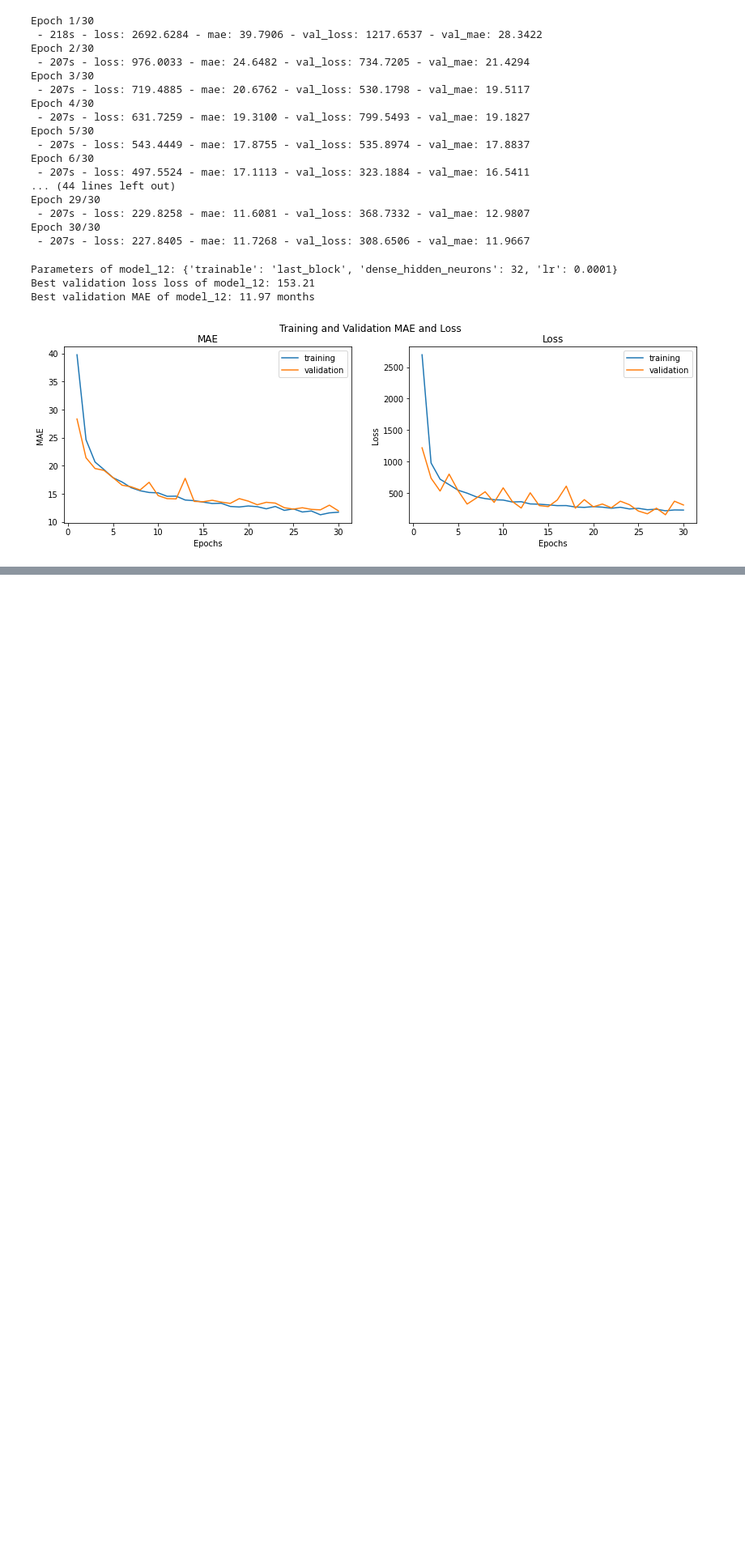
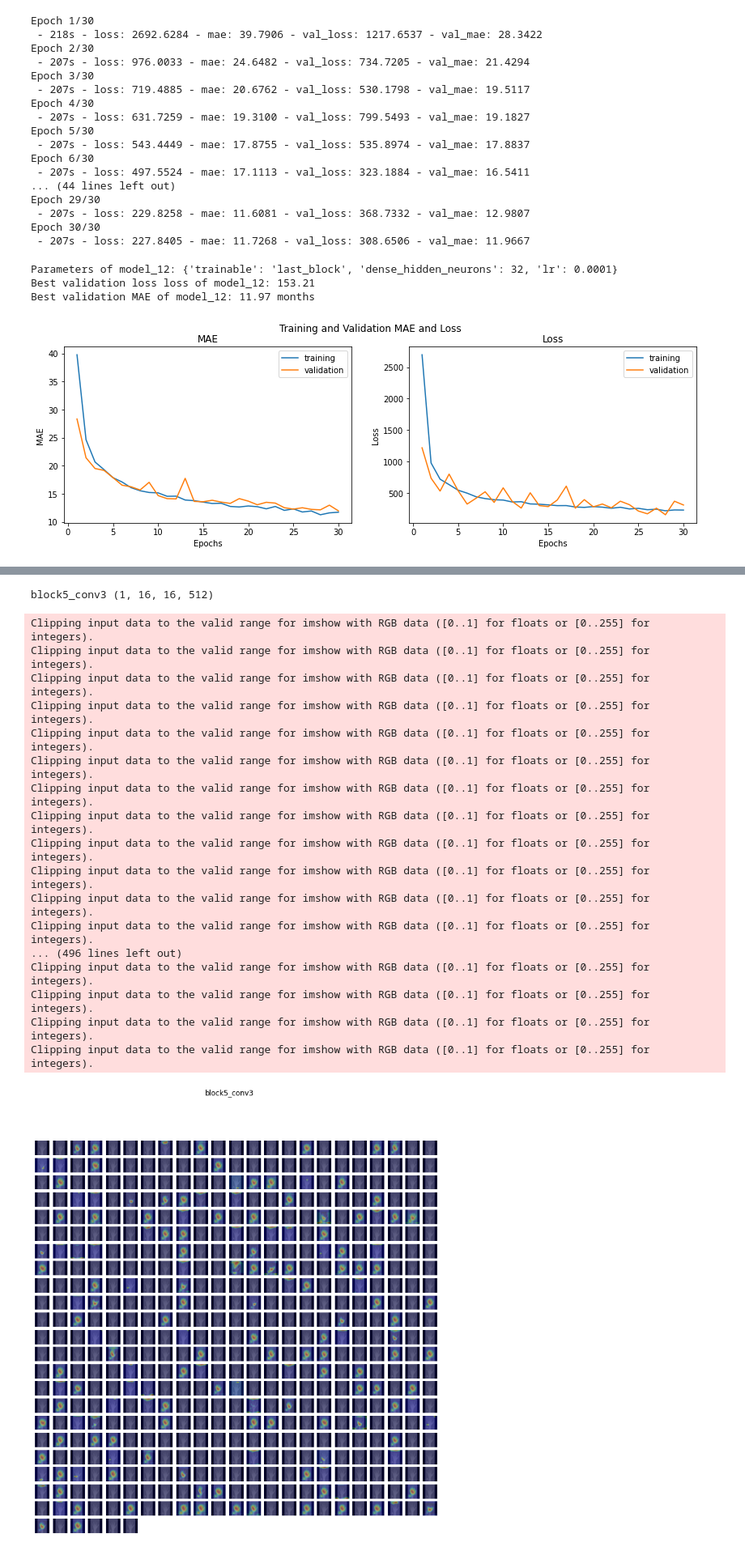
Before and after one commit to myrthewouters/deep-learning, a Jupyter notebook: notebooks/vgg16-concatenated.ipynb, the cells around one changed output, grey strips where cells are left out. Shown at 81% size. Saved outputs shown, nothing was run; the diff lists cells and outputs as text; code cells hidden in the pictures; blank space fills up the shorter version.

```diff
--- a/final_notebooks/vgg16-concatenated.ipynb
+++ b/notebooks/vgg16-concatenated.ipynb
@@ -791,4 +850,28 @@ x_img, x_gender = x
 # %%
+test_generator = custom_generator(test, 10, datagen, 'test')
+X, y = next(test_generator)
+x_img, x_gender = X
 x = [x_img[0].reshape(-1, 256, 256, 3), x_gender[0].reshape(-1)]
 # %%
 activations = keract.get_activations(best_model, x, layer_name='block5_conv3')
+keract.display_heatmaps(activations, x_img[0]*512)
+# %% [output]
+block5_conv3 (1, 16, 16, 512)
+Clipping input data to the valid range for imshow with RGB data ([0..1] for floats or [0..255] for integers).
+Clipping input data to the valid range for imshow with RGB data ([0..1] for floats or [0..255] for integers).
+Clipping input data to the valid range for imshow with RGB data ([0..1] for floats or [0..255] for integers).
+Clipping input data to the valid range for imshow with RGB data ([0..1] for floats or [0..255] for integers).
+Clipping input data to the valid range for imshow with RGB data ([0..1] for floats or [0..255] for integers).
+Clipping input data to the valid range for imshow with RGB data ([0..1] for floats or [0..255] for integers).
+Clipping input data to the valid range for imshow with RGB data ([0..1] for floats or [0..255] for integers).
+Clipping input data to the valid range for imshow with RGB data ([0..1] for floats or [0..255] for integers).
+Clipping input data to the valid range for imshow with RGB data ([0..1] for floats or [0..255] for integers).
+Clipping input data to the valid range for imshow with RGB data ([0..1] for floats or [0..255] for integers).
+Clipping input data to the valid range for imshow with RGB data ([0..1] for floats or [0..255] for integers).
+Clipping input data to the valid range for imshow with RGB data ([0..1] for floats or [0..255] for integers).
+... (496 lines left out)
+Clipping input data to the valid range for imshow with RGB data ([0..1] for floats or [0..255] for integers).
+Clipping input data to the valid range for imshow with RGB data ([0..1] for floats or [0..255] for integers).
+Clipping input data to the valid range for imshow with RGB data ([0..1] for floats or [0..255] for integers).
+Clipping input data to the valid range for imshow with RGB data ([0..1] for floats or [0..255] for integers).
+[figure, added]
```
Also changed, not shown: parts of 33 cells of this notebook, 4 other files.
